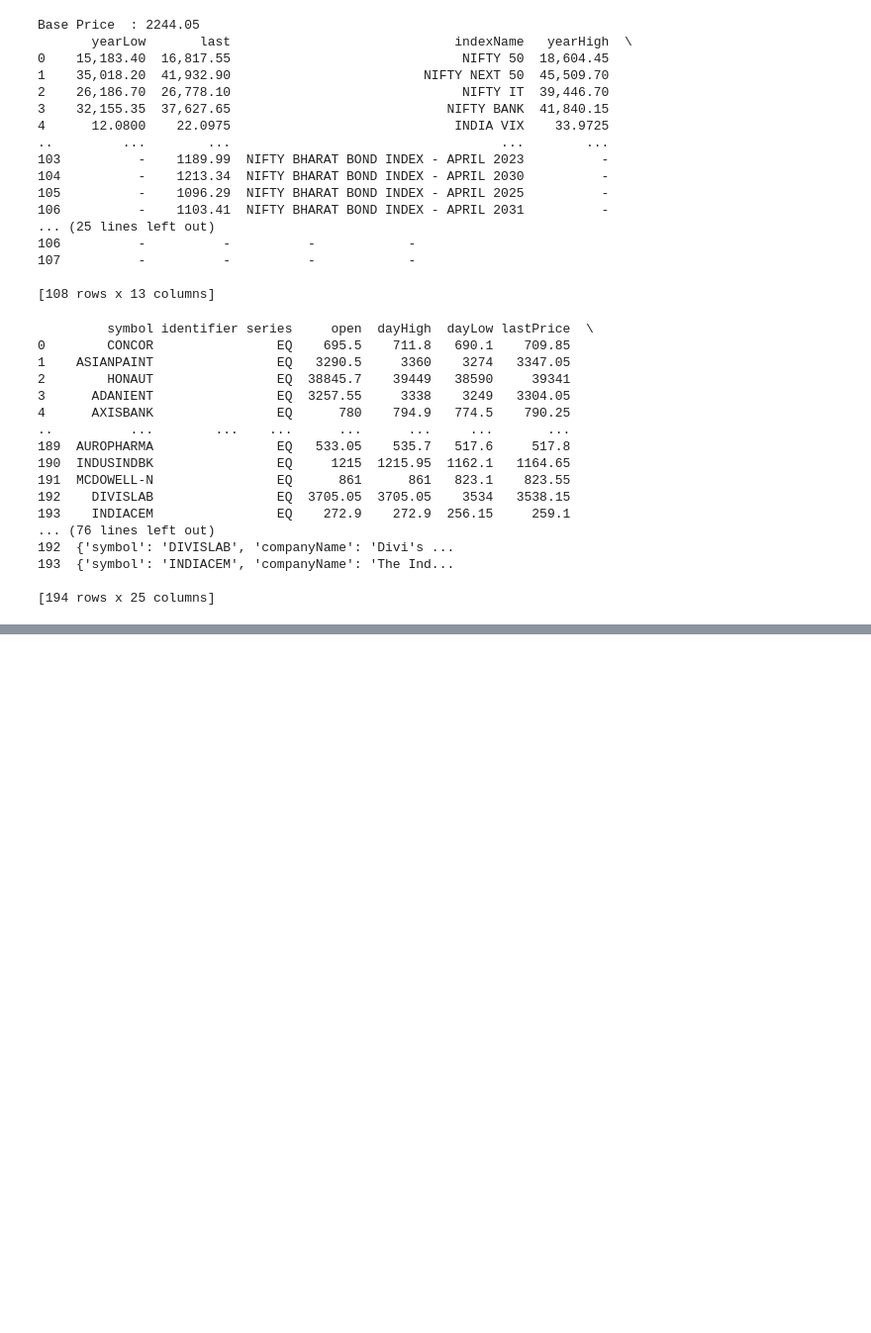
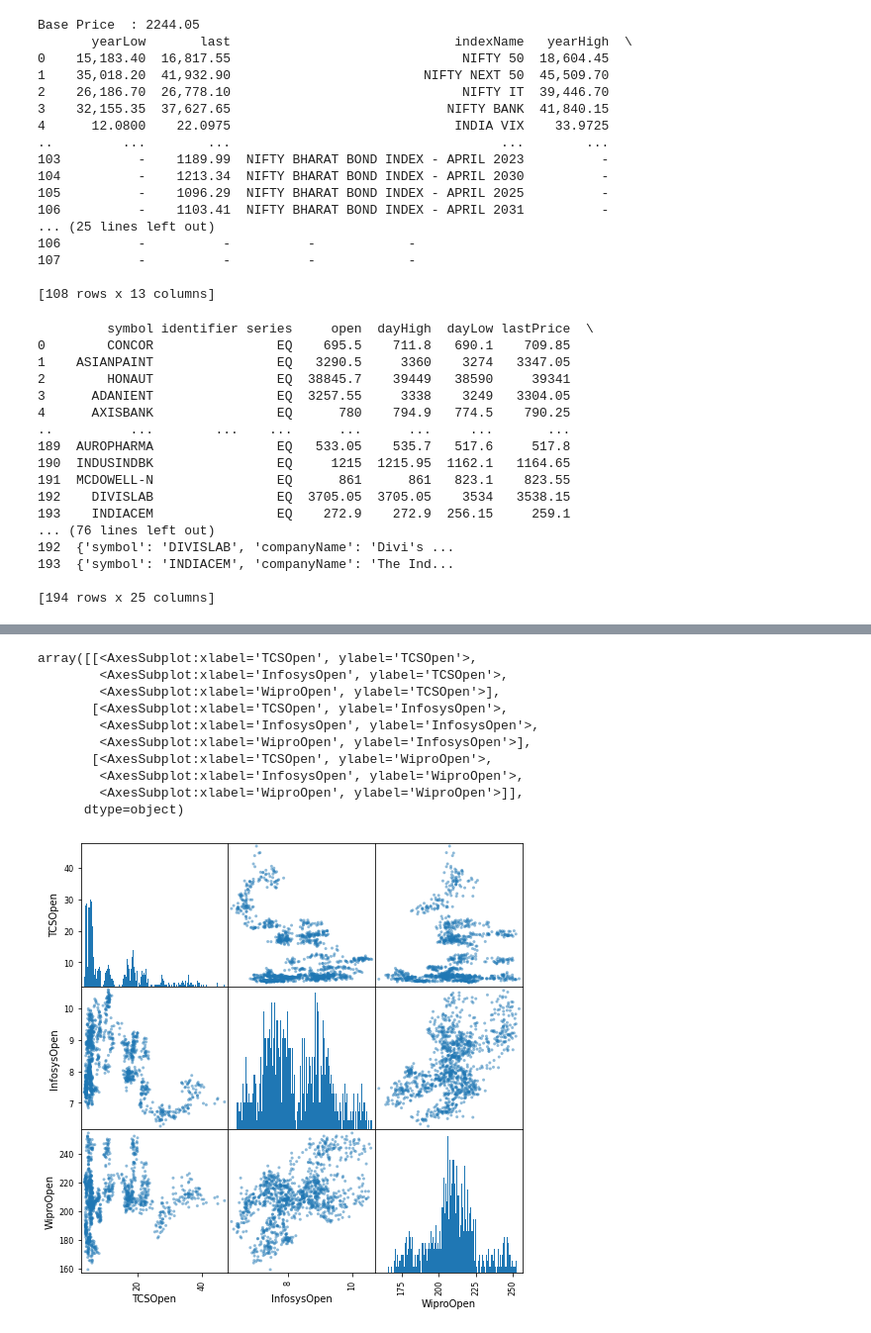
Before and after one commit to ridhij93/StocksAnalysis, a Jupyter notebook: Untitled.ipynb, the cells around one changed output, grey strips where cells are left out. Shown at 99% size. Cells and saved outputs as stored; diff of their text form; code cells hidden in the pictures; blank space fills up the shorter version.

```diff
--- a/Untitled.ipynb
+++ b/Untitled.ipynb
@@ -126,0 +268,16 @@ KeyboardInterrupt:
+# %%
+data = pd.concat([tcs['Open'],infy['Open'],wipro['Open']],axis = 1)
+data.columns = ['TCSOpen','InfosysOpen','WiproOpen']
+scatter_matrix(data, figsize = (8,8), hist_kwds= {'bins':250})
+# %% [output]
+array([[<AxesSubplot:xlabel='TCSOpen', ylabel='TCSOpen'>,
+        <AxesSubplot:xlabel='InfosysOpen', ylabel='TCSOpen'>,
+        <AxesSubplot:xlabel='WiproOpen', ylabel='TCSOpen'>],
+       [<AxesSubplot:xlabel='TCSOpen', ylabel='InfosysOpen'>,
+        <AxesSubplot:xlabel='InfosysOpen', ylabel='InfosysOpen'>,
+        <AxesSubplot:xlabel='WiproOpen', ylabel='InfosysOpen'>],
+       [<AxesSubplot:xlabel='TCSOpen', ylabel='WiproOpen'>,
+        <AxesSubplot:xlabel='InfosysOpen', ylabel='WiproOpen'>,
+        <AxesSubplot:xlabel='WiproOpen', ylabel='WiproOpen'>]],
+      dtype=object)
+[figure, added]
```
Also changed, not shown: parts of 8 cells of this notebook.
